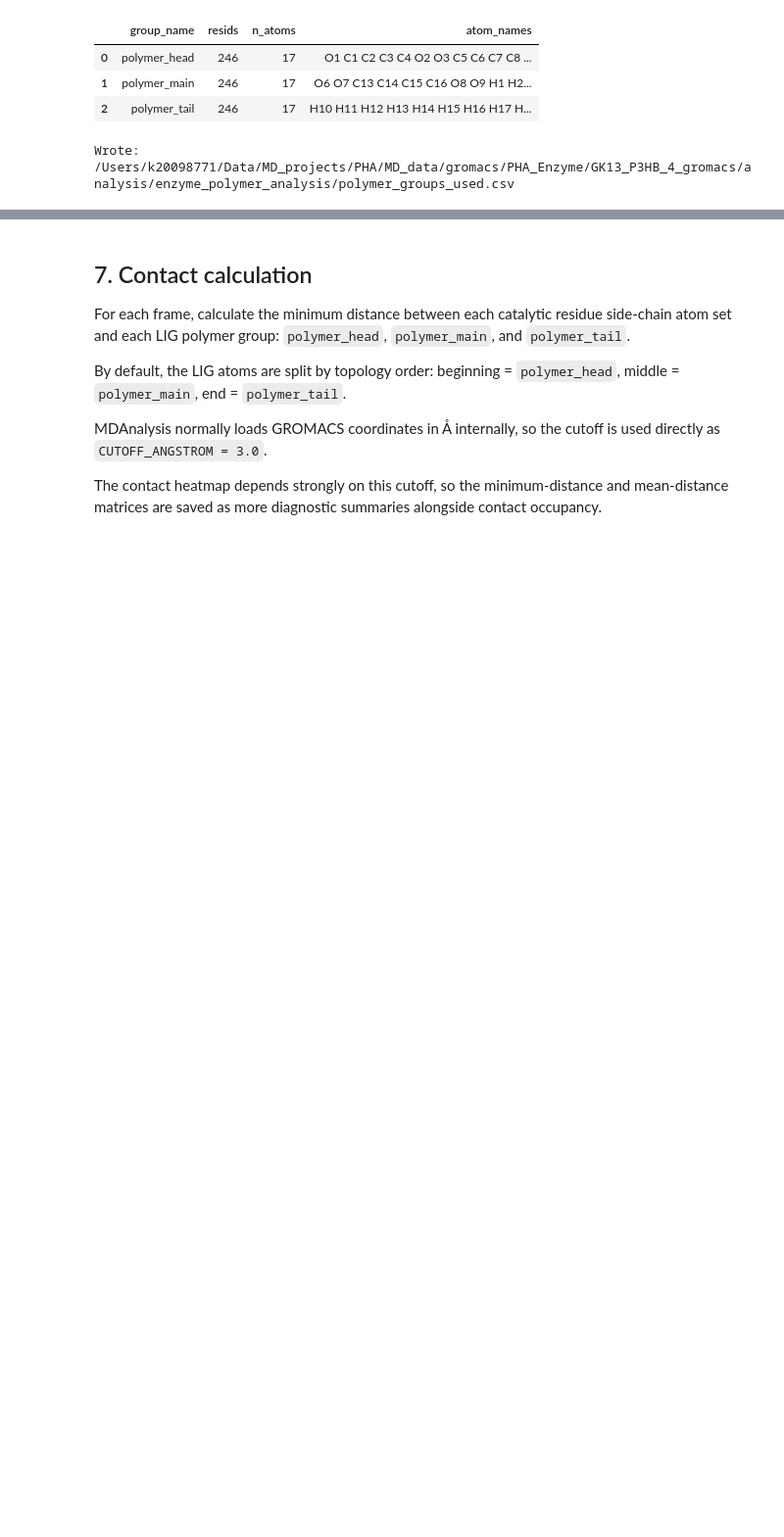
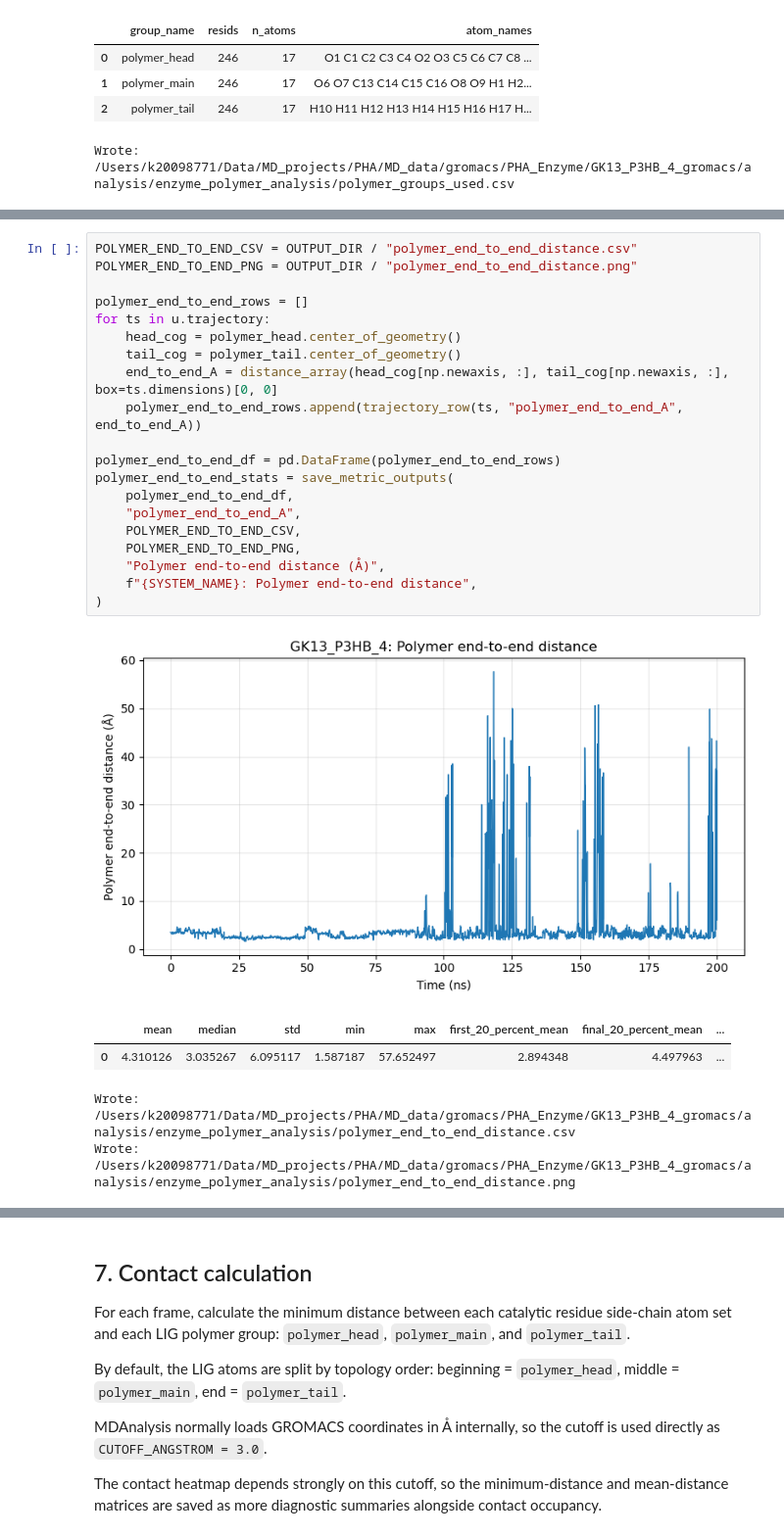
Before and after one commit to MMLabCodes/iPHAsimulatorV2, a Jupyter notebook: notebooks/12_enzyme-polymer_analysis.ipynb, the cells around one changed output, grey strips where cells are left out. Shown at 98% size. Drawn from its saved outputs; the diff is of its cells as text; blank space fills up the shorter version.

```diff
--- a/notebooks/12_enzyme-polymer_analysis.ipynb
+++ b/notebooks/12_enzyme-polymer_analysis.ipynb
@@ -499,0 +694,26 @@ Wrote: /Users/k20098771/Data/MD_projects/PHA/MD_data/gromacs/PHA_Enzyme/GK13_P3H
+# %%
+POLYMER_END_TO_END_CSV = OUTPUT_DIR / "polymer_end_to_end_distance.csv"
+POLYMER_END_TO_END_PNG = OUTPUT_DIR / "polymer_end_to_end_distance.png"
+
+polymer_end_to_end_rows = []
+for ts in u.trajectory:
+    head_cog = polymer_head.center_of_geometry()
+    tail_cog = polymer_tail.center_of_geometry()
+    end_to_end_A = distance_array(head_cog[np.newaxis, :], tail_cog[np.newaxis, :], box=ts.dimensions)[0, 0]
+    polymer_end_to_end_rows.append(trajectory_row(ts, "polymer_end_to_end_A", end_to_end_A))
+
+polymer_end_to_end_df = pd.DataFrame(polymer_end_to_end_rows)
+polymer_end_to_end_stats = save_metric_outputs(
+    polymer_end_to_end_df,
+    "polymer_end_to_end_A",
+    POLYMER_END_TO_END_CSV,
+    POLYMER_END_TO_END_PNG,
+    "Polymer end-to-end distance (Å)",
+    f"{SYSTEM_NAME}: Polymer end-to-end distance",
+)
+# %% [output]
+[figure, added]
+|  | mean | median | std | min | max | first_20_percent_mean | final_20_percent_mean | ... |
+| 0 | 4.310126 | 3.035267 | 6.095117 | 1.587187 | 57.652497 | 2.894348 | 4.497963 | ... |
+Wrote: /Users/k20098771/Data/MD_projects/PHA/MD_data/gromacs/PHA_Enzyme/GK13_P3HB_4_gromacs/analysis/enzyme_polymer_analysis/polymer_end_to_end_distance.csv
+Wrote: /Users/k20098771/Data/MD_projects/PHA/MD_data/gromacs/PHA_Enzyme/GK13_P3HB_4_gromacs/analysis/enzyme_polymer_analysis/polymer_end_to_end_distance.png
```
Also changed, not shown: parts of 18 cells of this notebook.
